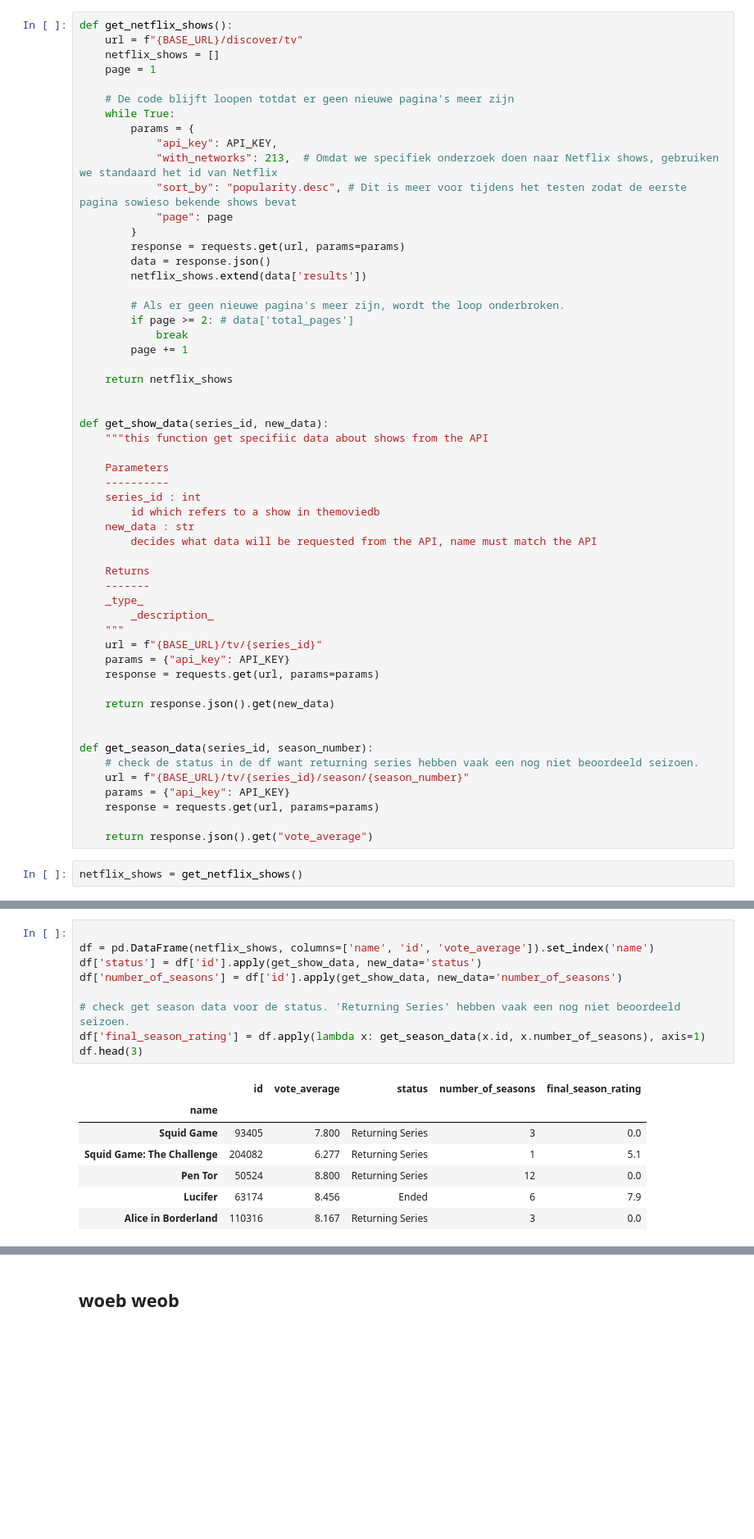
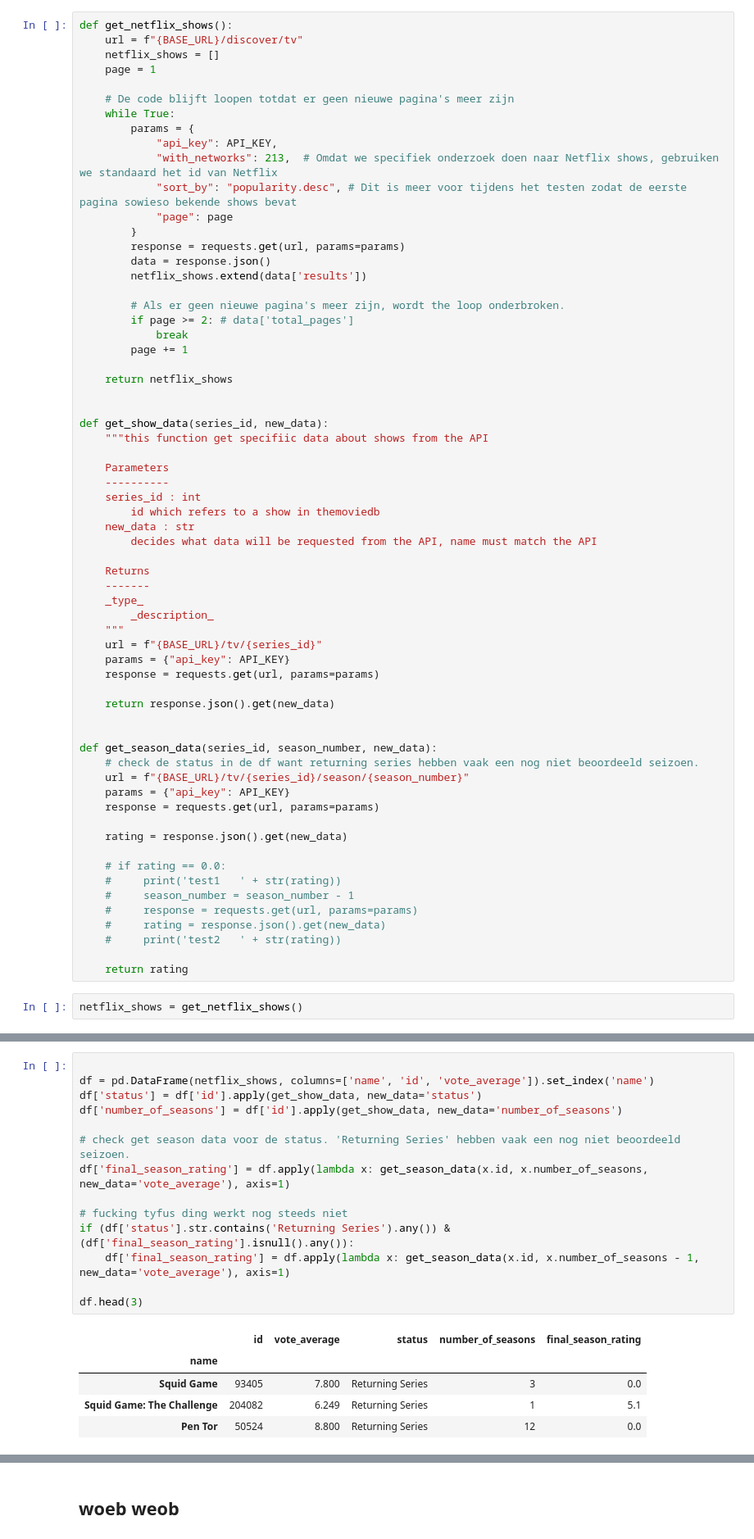
Before and after one commit to Tijnwy/DataIII, a Jupyter notebook: api.ipynb, the cells around one changed output, grey strips where cells are left out. Shown: that part at 82% size. Drawn from its saved outputs; the diff is of its cells as text; blank space fills up the shorter version.

```diff
--- a/api.ipynb
+++ b/api.ipynb
@@ -73,12 +73,21 @@ def get_show_data(series_id, new_data):
     return response.json().get(new_data)
 
 
-def get_season_data(series_id, season_number):
+def get_season_data(series_id, season_number, new_data):
     # check de status in de df want returning series hebben vaak een nog niet beoordeeld seizoen.
     url = f"{BASE_URL}/tv/{series_id}/season/{season_number}"
     params = {"api_key": API_KEY}
     response = requests.get(url, params=params)
 
-    return response.json().get("vote_average")
+    rating = response.json().get(new_data)
+
+    # if rating == 0.0:
+    #     print('test1   ' + str(rating))
+    #     season_number = season_number - 1
+    #     response = requests.get(url, params=params)
+    #     rating = response.json().get(new_data)
+    #     print('test2   ' + str(rating))
+
+    return rating
 # %%
 netflix_shows = get_netflix_shows()
@@ -89,20 +94,23 @@ get_season_data(63174, 6)
 # %%
 
 df = pd.DataFrame(netflix_shows, columns=['name', 'id', 'vote_average']).set_index('name')
 df['status'] = df['id'].apply(get_show_data, new_data='status')
 df['number_of_seasons'] = df['id'].apply(get_show_data, new_data='number_of_seasons')
 
 # check get season data voor de status. 'Returning Series' hebben vaak een nog niet beoordeeld seizoen.
-df['final_season_rating'] = df.apply(lambda x: get_season_data(x.id, x.number_of_seasons), axis=1)
+df['final_season_rating'] = df.apply(lambda x: get_season_data(x.id, x.number_of_seasons, new_data='vote_average'), axis=1)
+
+# fucking tyfus ding werkt nog steeds niet
+if (df['status'].str.contains('Returning Series').any()) & (df['final_season_rating'].isnull().any()):
+    df['final_season_rating'] = df.apply(lambda x: get_season_data(x.id, x.number_of_seasons - 1, new_data='vote_average'), axis=1)
+
 df.head(3)
 # %% [output]
 |  | id | vote_average | status | number_of_seasons | final_season_rating |
 | name |  |  |  |  |  |
 | Squid Game | 93405 | 7.800 | Returning Series | 3 | 0.0 |
-| Squid Game: The Challenge | 204082 | 6.277 | Returning Series | 1 | 5.1 |
+| Squid Game: The Challenge | 204082 | 6.249 | Returning Series | 1 | 5.1 |
 | Pen Tor | 50524 | 8.800 | Returning Series | 12 | 0.0 |
-| Lucifer | 63174 | 8.456 | Ended | 6 | 7.9 |
-| Alice in Borderland | 110316 | 8.167 | Returning Series | 3 | 0.0 |
 # %%
 df.head(10)
 # %% [output]
```
Also changed, not shown: parts of 14 cells of this notebook.
